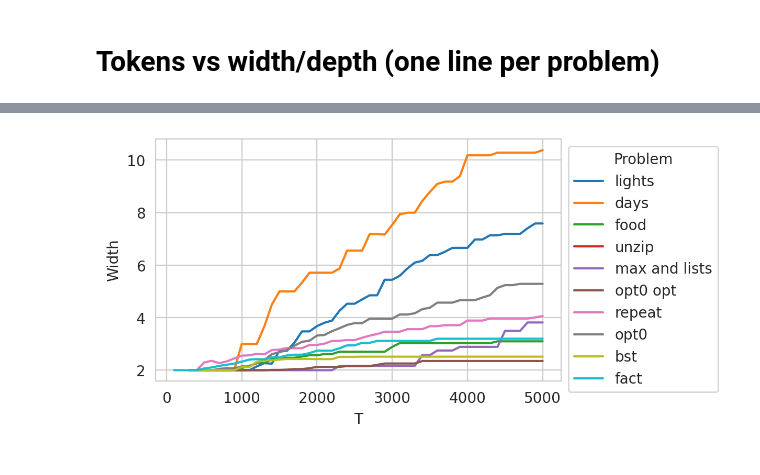
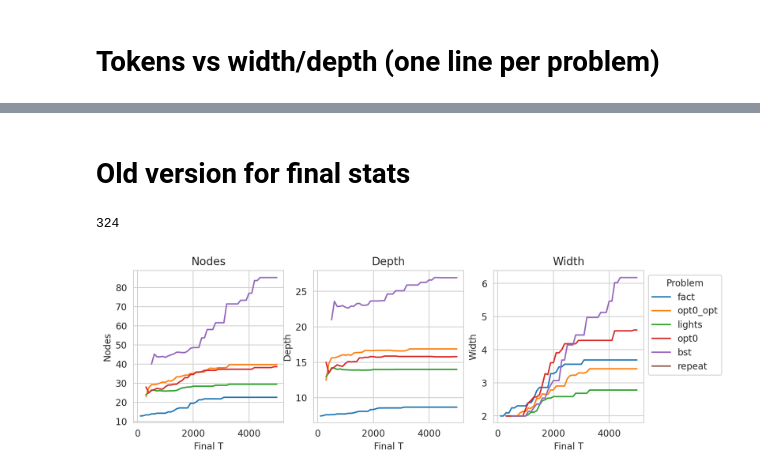
Before and after one commit to namin/llm-verified-with-monte-carlo-tree-search, a Jupyter notebook: notebooks/tree_stats.ipynb, the cells around one changed output, grey strips where cells are left out. Saved outputs shown, nothing was run; the diff lists cells and outputs as text; code cells hidden in the pictures.

Commit message:
sweeps and plots

```diff
--- a/notebooks/tree_stats.ipynb
+++ b/notebooks/tree_stats.ipynb
@@ -75,0 +120,2 @@ len(tree_df)
+# %% [markdown]
+# Old version for final stats
@@ -76,26 +166,47 @@ len(tree_df)
+# %%
+len(tree_df)
+# %% [output]
+324
 # %%
-fig, axs = plt.subplots(1, 1, figsize=(5, 3), dpi=200)
+fig, axs = plt.subplots(1, 3, figsize=(10, 3), dpi=200)
 sns.set_style("whitegrid")
 
 colors = sns.color_palette("Set1", n_colors=3)
 
+def plot(ax, key):
+    for problem in tree_df["problem_name"].unique():
+        problem_df = tree_df[tree_df["problem_name"] == problem]
+        ts = range(100, 5001, 100)
+        ys = []
+        for i, t in enumerate(ts):
+            pass_df = problem_df[problem_df [f"final/n_tokens"] <= t]
+            ys.append(pass_df[key].mean())
+        ax.plot(ts, ys,
+                label=problem.replace("_dafny_check", "").replace("problem_", "").replace("_more_check", ""))
 
-# Group by problem and take mean of depth
 
-#grouped = grouped.sort_values("final/pass_at_5000", ascending=False)
-for problem in tree_df["problem_name"].unique():
-    problem_df = tree_df[tree_df["problem_name"] == problem]
-    ts = range(100, 5001, 100)
-    ys = []
-    for i, t in enumerate(ts):
-        pass_df = problem_df[problem_df [f"final/n_tokens"] <= t]
-        ys.append(pass_df["final/width"].mean())
-    axs.plot(ts, ys, label=" ".join(problem.split("_")[1:]))
 
-axs.set_ylabel("Width")
-axs.set_xlabel("T")
-axs.legend(loc="upper left", bbox_to_anchor=(1,1), title="Problem")
+ax = axs[0]
+plot(ax, "final/total_nodes")
+ax.set_title("Nodes")
+ax.set_ylabel("Nodes")
+ax.set_xlabel("Final T")
+
+
+ax = axs[1]
+plot(ax, "final/depth")
+ax.set_title("Depth")
+ax.set_ylabel("Depth")
+ax.set_xlabel("Final T")
+
+
+ax = axs[2]
+plot(ax, "final/width")
+ax.set_title("Width")
+ax.set_ylabel("Width")
+ax.set_xlabel("Final T")
+ax.legend(loc="upper left", bbox_to_anchor=(1,1), title="Problem")
 
 plt.show()
 # %% [output]
-[figure, old version]
+[figure, new version]
```
Also changed, not shown: parts of 6 cells of this notebook, 6 other files.
